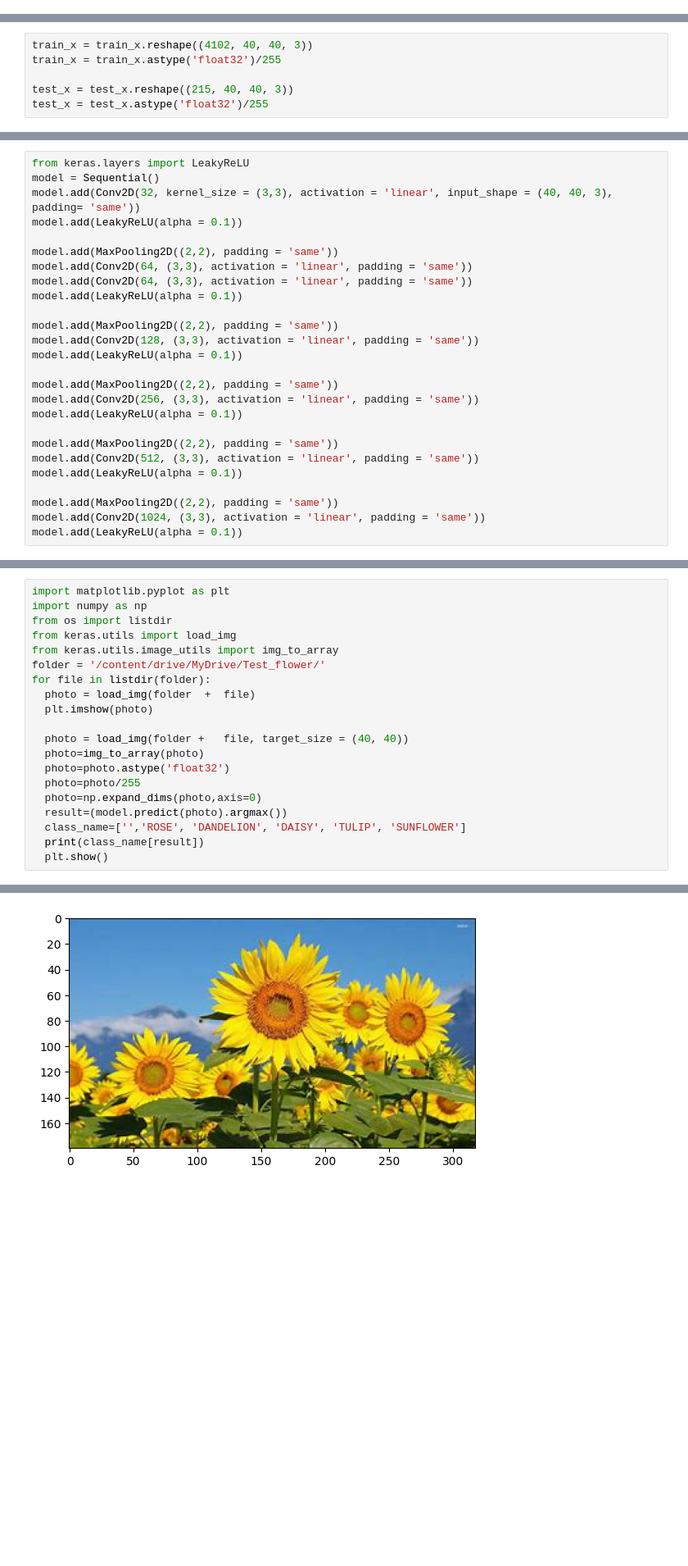
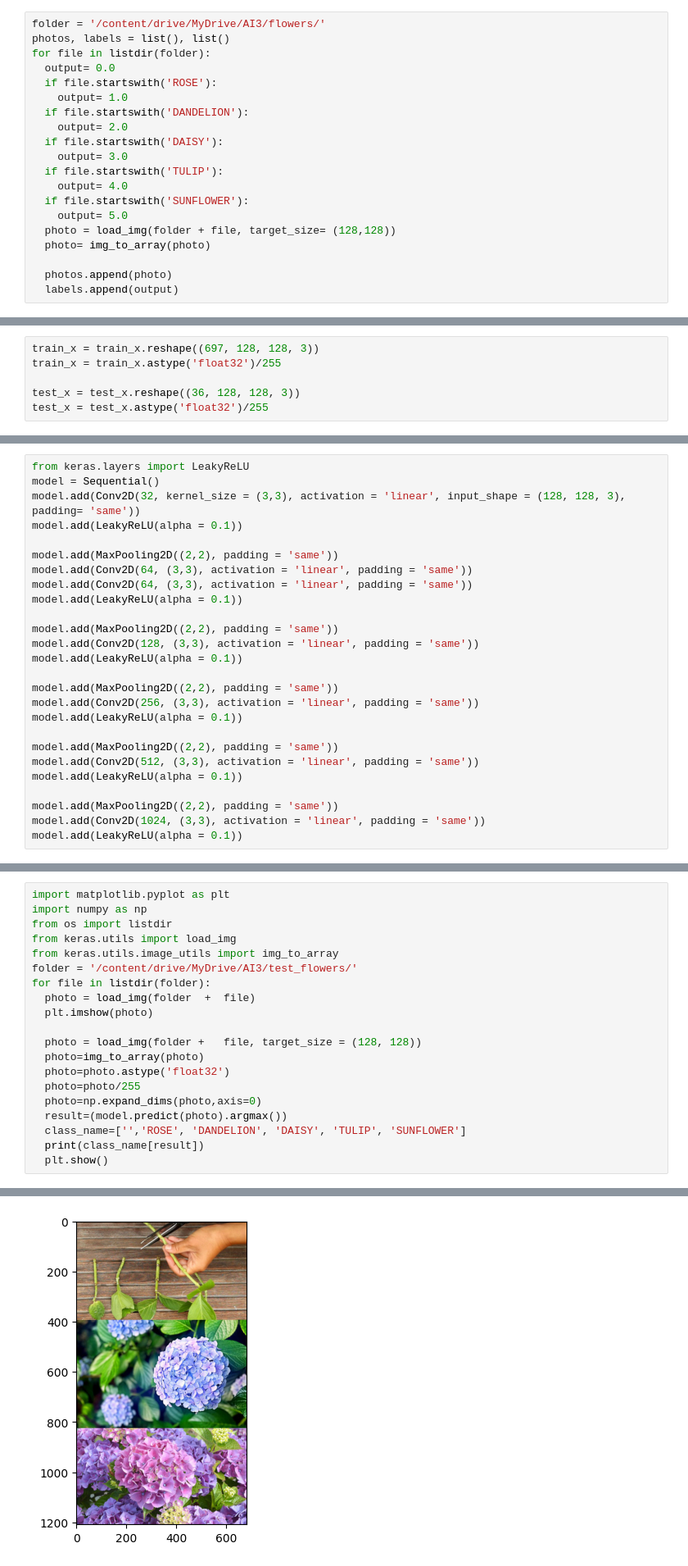
Before and after one commit to TanLBT/AI_sangthu2, a Jupyter notebook: Flowers.ipynb, the cells around one changed output, grey strips where cells are left out. Shown at 82% size. Saved outputs shown, nothing was run; the diff lists cells and outputs as text; blank space fills up the shorter version.

```diff
--- a/Flowers.ipynb
+++ b/Flowers.ipynb
@@ -32,6 +10,26 @@ from google.colab import drive
 drive.mount('/content/drive')
 # %% [output]
 Drive already mounted at /content/drive; to attempt to forcibly remount, call drive.mount("/content/drive", force_remount=True).
+# %%
+folder = '/content/drive/MyDrive/AI3/flowers/'
+photos, labels = list(), list()
+for file in listdir(folder):
+  output= 0.0
+  if file.startswith('ROSE'):
+    output= 1.0
+  if file.startswith('DANDELION'):
+    output= 2.0
+  if file.startswith('DAISY'):
+    output= 3.0
+  if file.startswith('TULIP'):
+    output= 4.0
+  if file.startswith('SUNFLOWER'):
+    output= 5.0
+  photo = load_img(folder + file, target_size= (128,128))
+  photo= img_to_array(photo)
+
+  photos.append(photo)
+  labels.append(output)
 # %%
 photos= asarray(photos)
 labels= asarray(labels)
@@ -52,8 +49,8 @@ print(test_x.shape, train_x.shape)
 # %%
-train_x = train_x.reshape((4102, 40, 40, 3))
+train_x = train_x.reshape((697, 128, 128, 3))
 train_x = train_x.astype('float32')/255
 
-test_x = test_x.reshape((215, 40, 40, 3))
+test_x = test_x.reshape((36, 128, 128, 3))
 test_x = test_x.astype('float32')/255
 # %%
 from keras.utils import to_categorical
@@ -71,7 +68,7 @@ classes = 6
 # %%
 from keras.layers import LeakyReLU
 model = Sequential()
-model.add(Conv2D(32, kernel_size = (3,3), activation = 'linear', input_shape = (40, 40, 3), padding= 'same'))
+model.add(Conv2D(32, kernel_size = (3,3), activation = 'linear', input_shape = (128, 128, 3), padding= 'same'))
 model.add(LeakyReLU(alpha = 0.1))
 
 model.add(MaxPooling2D((2,2), padding = 'same'))
@@ -157,12 +151,12 @@ import numpy as np
 from os import listdir
 from keras.utils import load_img
 from keras.utils.image_utils import img_to_array
-folder = '/content/drive/MyDrive/Test_flower/'
+folder = '/content/drive/MyDrive/AI3/test_flowers/'
 for file in listdir(folder):
   photo = load_img(folder  +  file)
   plt.imshow(photo)
 
-  photo = load_img(folder +   file, target_size = (40, 40))
+  photo = load_img(folder +   file, target_size = (128, 128))
   photo=img_to_array(photo)
   photo=photo.astype('float32')
   photo=photo/255
@@ -177 +170 @@ SUNFLOWER
-[figure, old version]
+[figure, new version]
```
Also changed, not shown: parts of 9 cells of this notebook.
